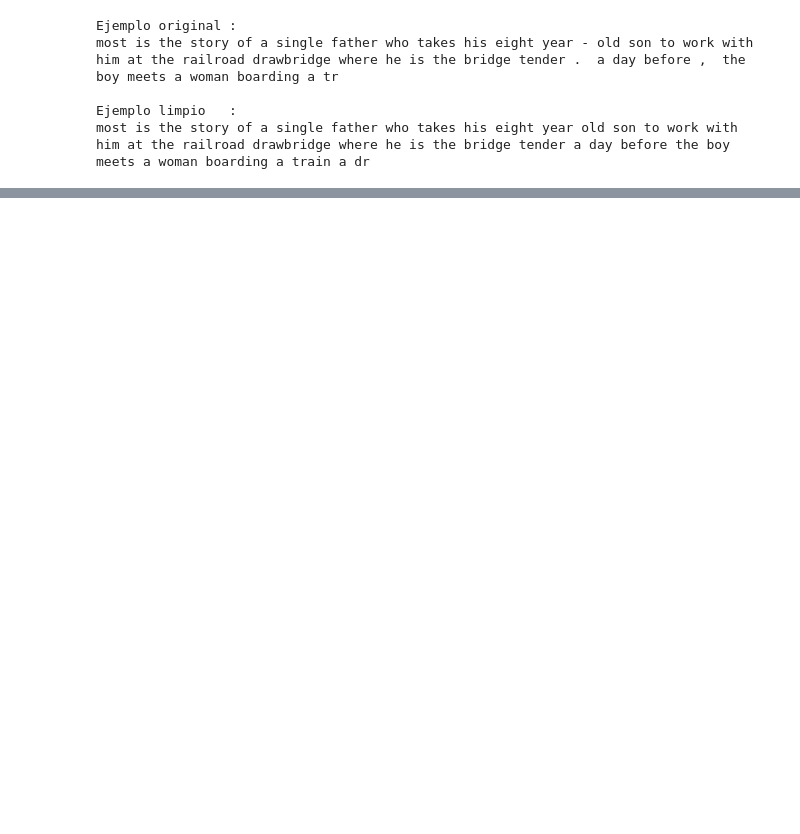
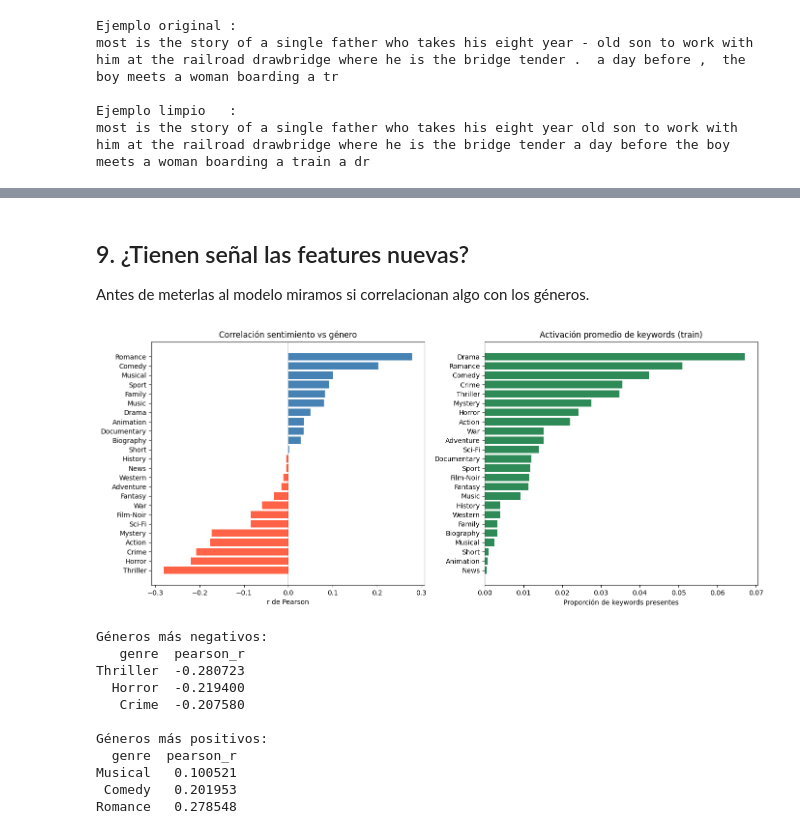
Before and after one commit to JohanManjarresMIAD/JohanManjarresMIAD-JohanManjarresMIAD-MIAD_ML_NLP_2026-Grupo_26, a Jupyter notebook: Semana 7/S7P1_proyecto2.ipynb, the cells around one changed output, grey strips where cells are left out. Drawn from its saved outputs; the diff is of its cells as text; code cells hidden in the pictures; blank space fills up the shorter version.

```diff
--- a/Semana 7/S7P1_proyecto2.ipynb
+++ b/Semana 7/S7P1_proyecto2.ipynb
@@ -338,0 +344,14 @@ for f in ['tfidf_vectorizer_v1.pkl', 'genre_clf_v1.pkl', 'mlb_genres_v1.pkl', 'o
+# %%
+from vaderSentiment.vaderSentiment import SentimentIntensityAnalyzer
+
+# Lo aplicamos sobre el plot crudo (VADER usa mayúsculas y puntuación).
+sia = SentimentIntensityAnalyzer()
+dataTraining['sent_compound'] = dataTraining['plot'].map(lambda t: sia.polarity_scores(t)['compound'])
+dataTesting['sent_compound']  = dataTesting['plot'].map(lambda t: sia.polarity_scores(t)['compound'])
+
+print('Sentimiento (train) → media={:.3f}, std={:.3f}, rango=[{:.2f}, {:.2f}]'.format(
+    dataTraining['sent_compound'].mean(),
+    dataTraining['sent_compound'].std(),
+    dataTraining['sent_compound'].min(),
+    dataTraining['sent_compound'].max(),
+))
@@ -338,0 +435,48 @@ for f in ['tfidf_vectorizer_v1.pkl', 'genre_clf_v1.pkl', 'mlb_genres_v1.pkl', 'o
+# %% [markdown]
+## 9. ¿Tienen señal las features nuevas?
+
+Antes de meterlas al modelo miramos si correlacionan algo con los géneros.
+# %%
+# Correlación sentimiento - género (en train)
+sent_arr = dataTraining['sent_compound'].iloc[idx_train_v2].values
+corrs = [(g, np.corrcoef(sent_arr, y_train_v2[:, g_idx])[0, 1])
+         for g_idx, g in enumerate(le.classes_)]
+corr_df = pd.DataFrame(corrs, columns=['genre', 'pearson_r']).sort_values('pearson_r')
+
+fig, axes = plt.subplots(1, 2, figsize=(14, 6))
+
+axes[0].barh(corr_df['genre'], corr_df['pearson_r'],
+             color=['tomato' if r < 0 else 'steelblue' for r in corr_df['pearson_r']])
+axes[0].axvline(0, color='black', lw=0.5)
+axes[0].set_title('Correlación sentimiento vs género')
+axes[0].set_xlabel('r de Pearson')
+
+# Tasa media de activación de las keywords binarias
+n_per_genre = K
+activation = kw_train.toarray().reshape(kw_train.shape[0], len(le.classes_), n_per_genre).mean(axis=(0, 2))
+act_df = pd.DataFrame({'genre': le.classes_, 'mean_active': activation}).sort_values('mean_active')
+axes[1].barh(act_df['genre'], act_df['mean_active'], color='seagreen')
+axes[1].set_title('Activación promedio de keywords (train)')
+axes[1].set_xlabel('Proporción de keywords presentes')
+
+plt.tight_layout()
+plt.show()
+
+print('Géneros más negativos:')
+print(corr_df.head(3).to_string(index=False))
+print()
+print('Géneros más positivos:')
+print(corr_df.tail(3).to_string(index=False))
+# %% [output]
+[figure, added]
+Géneros más negativos:
+   genre  pearson_r
+Thriller  -0.280723
+  Horror  -0.219400
+   Crime  -0.207580
+
+Géneros más positivos:
+  genre  pearson_r
+Musical   0.100521
+ Comedy   0.201953
+Romance   0.278548
```
Also changed, not shown: parts of 44 cells of this notebook, 12 other files.
